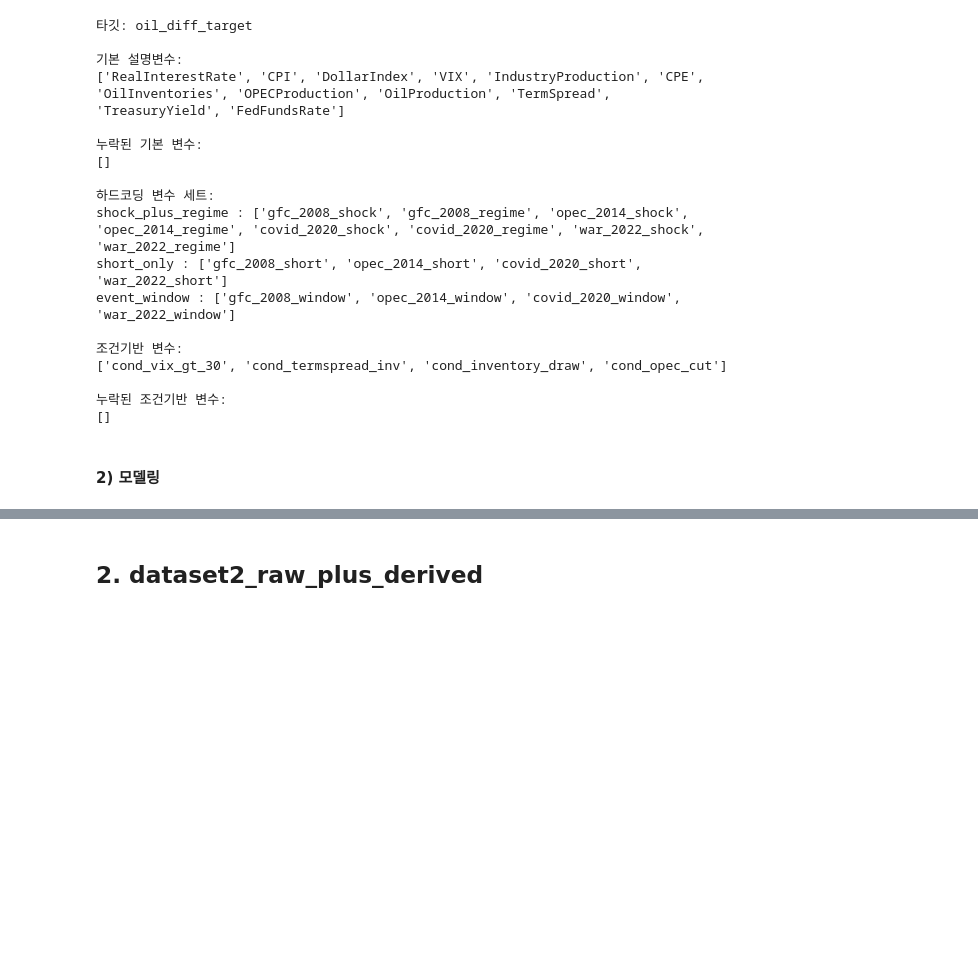
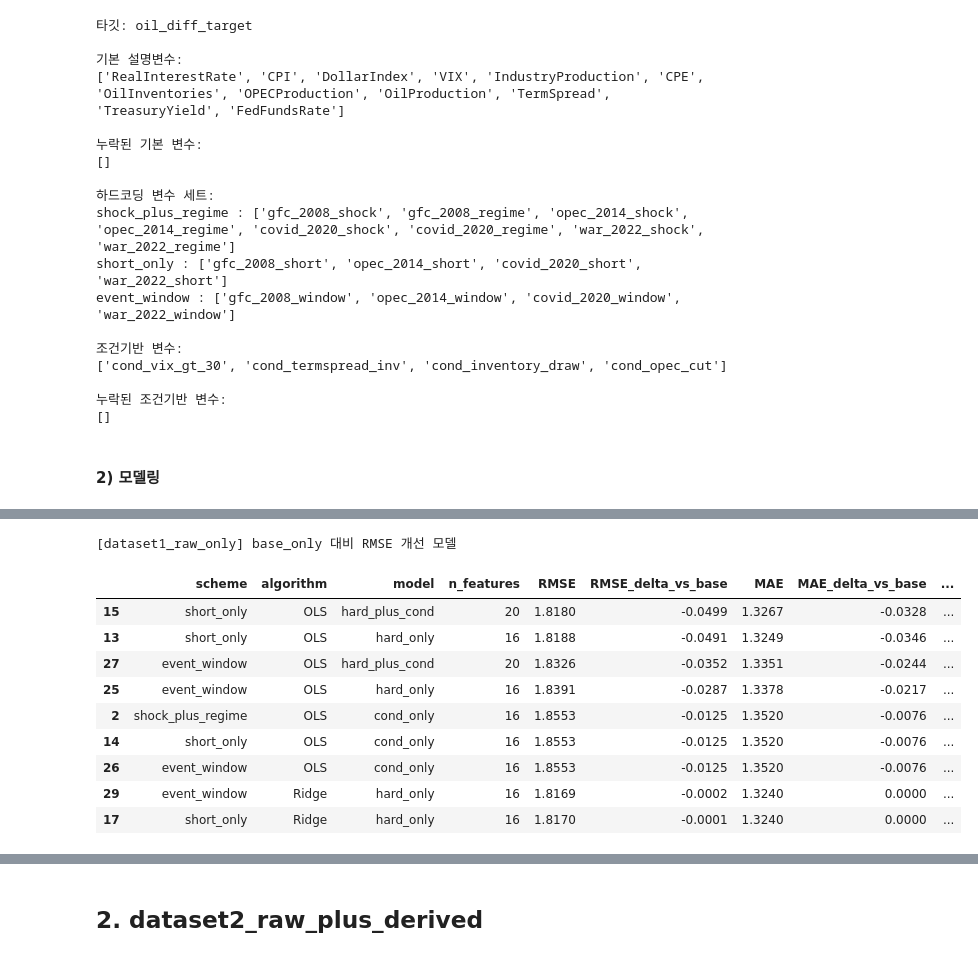
Before and after one commit to choosooa/BAF-26-1-finance_2, a Jupyter notebook: src/Event_dummy_variable.ipynb, the cells around one changed output, grey strips where cells are left out. Saved outputs shown, nothing was run; the diff lists cells and outputs as text; code cells hidden in the pictures; blank space fills up the shorter version.

```diff
--- a/src/Event_dummy_variable.ipynb
+++ b/src/Event_dummy_variable.ipynb
@@ -1016,0 +1346,18 @@ display(coef_result_1)
+# %%
+# 4-2. base_only 대비 RMSE 개선 모델
+improved_models_1 = show_improved_models(
+    results_compare_delta=results_compare_delta_1,
+    dataset_name=dataset_name_1
+)
+# %% [output]
+[dataset1_raw_only] base_only 대비 RMSE 개선 모델
+|  | scheme | algorithm | model | n_features | RMSE | RMSE_delta_vs_base | MAE | MAE_delta_vs_base | ... |
+| 15 | short_only | OLS | hard_plus_cond | 20 | 1.8180 | -0.0499 | 1.3267 | -0.0328 | ... |
+| 13 | short_only | OLS | hard_only | 16 | 1.8188 | -0.0491 | 1.3249 | -0.0346 | ... |
+| 27 | event_window | OLS | hard_plus_cond | 20 | 1.8326 | -0.0352 | 1.3351 | -0.0244 | ... |
+| 25 | event_window | OLS | hard_only | 16 | 1.8391 | -0.0287 | 1.3378 | -0.0217 | ... |
+| 2 | shock_plus_regime | OLS | cond_only | 16 | 1.8553 | -0.0125 | 1.3520 | -0.0076 | ... |
+| 14 | short_only | OLS | cond_only | 16 | 1.8553 | -0.0125 | 1.3520 | -0.0076 | ... |
+| 26 | event_window | OLS | cond_only | 16 | 1.8553 | -0.0125 | 1.3520 | -0.0076 | ... |
+| 29 | event_window | Ridge | hard_only | 16 | 1.8169 | -0.0002 | 1.3240 | 0.0000 | ... |
+| 17 | short_only | Ridge | hard_only | 16 | 1.8170 | -0.0001 | 1.3240 | 0.0000 | ... |
```
Also changed, not shown: parts of 18 cells of this notebook.
